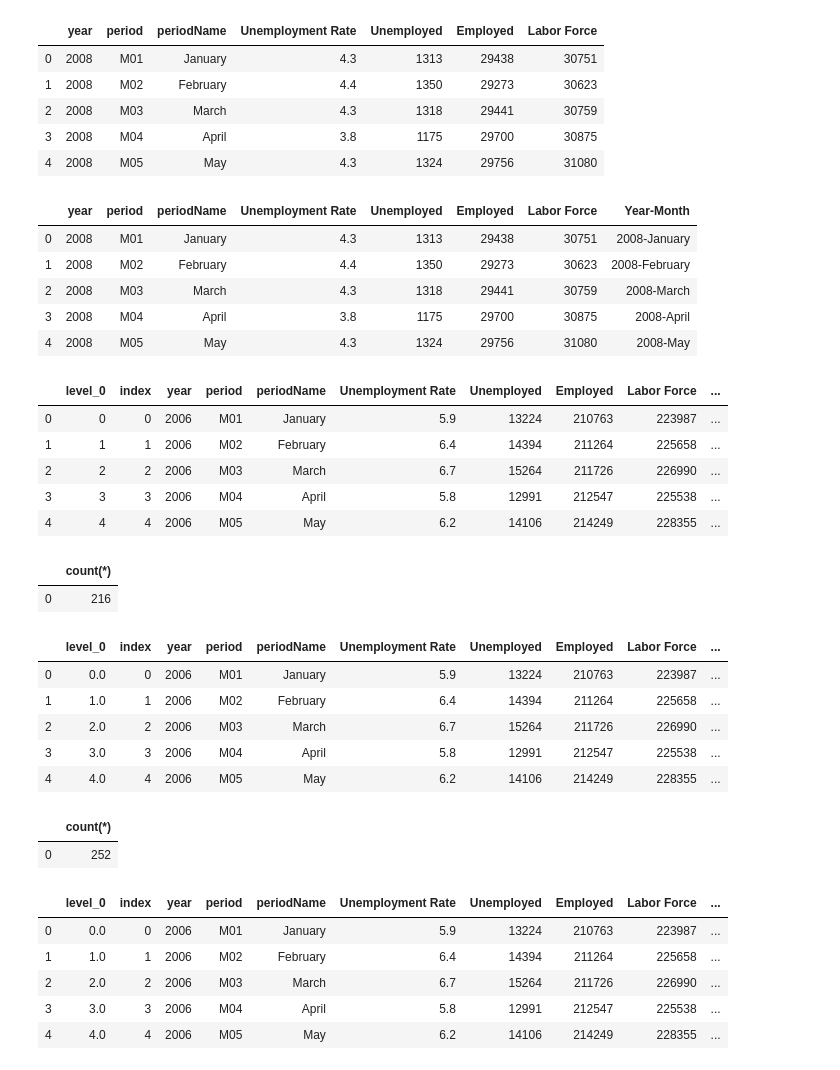
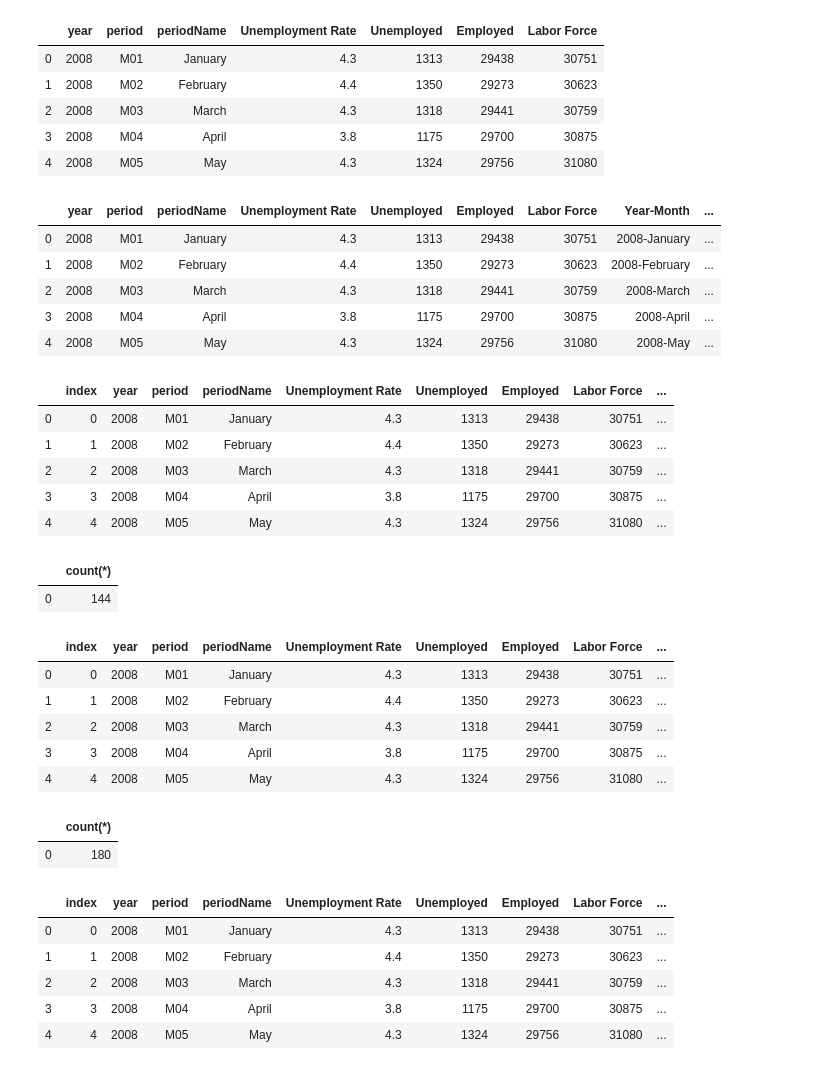
Before and after one commit to sumic59/Covid_IN_County_Jobless-Claims, a Jupyter notebook: Indiana_County_Data_Plots.ipynb, the cells around one changed output. Saved outputs shown, nothing was run; the diff lists cells and outputs as text; code cells hidden in the pictures.

```diff
--- a/Indiana_County_Data_Plots.ipynb
+++ b/Indiana_County_Data_Plots.ipynb
@@ -135,14 +139,16 @@ Warrick_Co_unemployment_monthly_stats.head()
 new_df_Warrick = Warrick_Co_unemployment_monthly_stats
 
 new_df_Warrick['Year-Month'] = new_df_Warrick["year"].astype(str) + "-" + new_df_Warrick["periodName"]
+new_df_Warrick['County'] = 'Warrick'
+
 new_df_Warrick.head()
 # %% [output]
-|  | year | period | periodName | Unemployment Rate | Unemployed | Employed | Labor Force | Year-Month |
-| 0 | 2008 | M01 | January | 4.3 | 1313 | 29438 | 30751 | 2008-January |
-| 1 | 2008 | M02 | February | 4.4 | 1350 | 29273 | 30623 | 2008-February |
-| 2 | 2008 | M03 | March | 4.3 | 1318 | 29441 | 30759 | 2008-March |
-| 3 | 2008 | M04 | April | 3.8 | 1175 | 29700 | 30875 | 2008-April |
-| 4 | 2008 | M05 | May | 4.3 | 1324 | 29756 | 31080 | 2008-May |
+|  | year | period | periodName | Unemployment Rate | Unemployed | Employed | Labor Force | Year-Month | ... |
+| 0 | 2008 | M01 | January | 4.3 | 1313 | 29438 | 30751 | 2008-January | ... |
+| 1 | 2008 | M02 | February | 4.4 | 1350 | 29273 | 30623 | 2008-February | ... |
+| 2 | 2008 | M03 | March | 4.3 | 1318 | 29441 | 30759 | 2008-March | ... |
+| 3 | 2008 | M04 | April | 3.8 | 1175 | 29700 | 30875 | 2008-April | ... |
+| 4 | 2008 | M05 | May | 4.3 | 1324 | 29756 | 31080 | 2008-May | ... |
 # %%
 new_df_Warrick.to_html("WarrickData.html")
 new_df_Warrick.to_json("WarrickData.json")
@@ -159,53 +165,53 @@ from sqlalchemy import create_engine
 db = create_engine('sqlite:///project2.sqlite')
 # %%
 # Move the Warrick county data to UnemploymentData Table
-new_df_Warrick.to_sql('UnemploymentData', con=db, if_exists='append')
-new_df_Warrick = pd.read_sql_query('SELECT * FROM UnemploymentData',db)
+new_df_Warrick.to_sql('CountyUnemploymentData', con=db, if_exists='append')
+new_df_Warrick = pd.read_sql_query('SELECT * FROM CountyUnemploymentData',db)
 new_df_Warrick.head()
 # %% [output]
-|  | level_0 | index | year | period | periodName | Unemployment Rate | Unemployed | Employed | Labor Force | ... |
-| 0 | 0 | 0 | 2006 | M01 | January | 5.9 | 13224 | 210763 | 223987 | ... |
-| 1 | 1 | 1 | 2006 | M02 | February | 6.4 | 14394 | 211264 | 225658 | ... |
-| 2 | 2 | 2 | 2006 | M03 | March | 6.7 | 15264 | 211726 | 226990 | ... |
-| 3 | 3 | 3 | 2006 | M04 | April | 5.8 | 12991 | 212547 | 225538 | ... |
-| 4 | 4 | 4 | 2006 | M05 | May | 6.2 | 14106 | 214249 | 228355 | ... |
+|  | index | year | period | periodName | Unemployment Rate | Unemployed | Employed | Labor Force | ... |
+| 0 | 0 | 2008 | M01 | January | 4.3 | 1313 | 29438 | 30751 | ... |
+| 1 | 1 | 2008 | M02 | February | 4.4 | 1350 | 29273 | 30623 | ... |
+| 2 | 2 | 2008 | M03 | March | 4.3 | 1318 | 29441 | 30759 | ... |
+| 3 | 3 | 2008 | M04 | April | 3.8 | 1175 | 29700 | 30875 | ... |
+| 4 | 4 | 2008 | M05 | May | 4.3 | 1324 | 29756 | 31080 | ... |
 # %%
-#check the total number or rows in Unemployment Table
-new_df_Warrick_count = pd.read_sql_query('SELECT count(*) FROM UnemploymentData',db)
+#check the total number or rows in CountyUnemploymentData Table
+new_df_Warrick_count = pd.read_sql_query('SELECT count(*) FROM CountyUnemploymentData',db)
 new_df_Warrick_count
 # %% [output]
 |  | count(*) |
-| 0 | 216 |
+| 0 | 144 |
 # %%
 # Move the Lake county data to UnemploymentData Table
 
-new_df_Lake.to_sql('UnemploymentData', con=db, if_exists='append')
-new_df_County = pd.read_sql_query('SELECT * FROM UnemploymentData',db)
+new_df_Lake.to_sql('CountyUnemploymentData', con=db, if_exists='append')
+new_df_County = pd.read_sql_query('SELECT * FROM CountyUnemploymentData',db)
 new_df_County.head()
 # %% [output]
-|  | level_0 | index | year | period | periodName | Unemployment Rate | Unemployed | Employed | Labor Force | ... |
-| 0 | 0.0 | 0 | 2006 | M01 | January | 5.9 | 13224 | 210763 | 223987 | ... |
-| 1 | 1.0 | 1 | 2006 | M02 | February | 6.4 | 14394 | 211264 | 225658 | ... |
-| 2 | 2.0 | 2 | 2006 | M03 | March | 6.7 | 15264 | 211726 | 226990 | ... |
-| 3 | 3.0 | 3 | 2006 | M04 | April | 5.8 | 12991 | 212547 | 225538 | ... |
-| 4 | 4.0 | 4 | 2006 | M05 | May | 6.2 | 14106 | 214249 | 228355 | ... |
+|  | index | year | period | periodName | Unemployment Rate | Unemployed | Employed | Labor Force | ... |
+| 0 | 0 | 2008 | M01 | January | 4.3 | 1313 | 29438 | 30751 | ... |
+| 1 | 1 | 2008 | M02 | February | 4.4 | 1350 | 29273 | 30623 | ... |
+| 2 | 2 | 2008 | M03 | March | 4.3 | 1318 | 29441 | 30759 | ... |
+| 3 | 3 | 2008 | M04 | April | 3.8 | 1175 | 29700 | 30875 | ... |
+| 4 | 4 | 2008 | M05 | May | 4.3 | 1324 | 29756 | 31080 | ... |
 # %%
-#check the total number or rows in UnemploymentData table
-new_df_Lake_count = pd.read_sql_query('SELECT count(*) FROM UnemploymentData',db)
+#check the total number or rows in CountyUnemploymentData table
+new_df_Lake_count = pd.read_sql_query('SELECT count(*) FROM CountyUnemploymentData',db)
 new_df_Lake_count
 # %% [output]
 |  | count(*) |
-| 0 | 252 |
+| 0 | 180 |
 # %%
-# Move the Boone County data to Unemployment Data Table
-new_df_Boone.to_sql('UnemploymentData', con=db, if_exists='append')
-new_df_Boone = pd.read_sql_query('SELECT * FROM UnemploymentData',db)
+# Move the Boone County data to CountyUnemploymentData Table
+new_df_Boone.to_sql('CountyUnemploymentData', con=db, if_exists='append')
+new_df_Boone = pd.read_sql_query('SELECT * FROM CountyUnemploymentData',db)
 new_df_Boone.head()
 # %% [output]
-|  | level_0 | index | year | period | periodName | Unemployment Rate | Unemployed | Employed | Labor Force | ... |
-| 0 | 0.0 | 0 | 2006 | M01 | January | 5.9 | 13224 | 210763 | 223987 | ... |
-| 1 | 1.0 | 1 | 2006 | M02 | February | 6.4 | 14394 | 211264 | 225658 | ... |
-| 2 | 2.0 | 2 | 2006 | M03 | March | 6.7 | 15264 | 211726 | 226990 | ... |
-| 3 | 3.0 | 3 | 2006 | M04 | April | 5.8 | 12991 | 212547 | 225538 | ... |
-| 4 | 4.0 | 4 | 2006 | M05 | May | 6.2 | 14106 | 214249 | 228355 | ... |
+|  | index | year | period | periodName | Unemployment Rate | Unemployed | Employed | Labor Force | ... |
+| 0 | 0 | 2008 | M01 | January | 4.3 | 1313 | 29438 | 30751 | ... |
+| 1 | 1 | 2008 | M02 | February | 4.4 | 1350 | 29273 | 30623 | ... |
+| 2 | 2 | 2008 | M03 | March | 4.3 | 1318 | 29441 | 30759 | ... |
+| 3 | 3 | 2008 | M04 | April | 3.8 | 1175 | 29700 | 30875 | ... |
+| 4 | 4 | 2008 | M05 | May | 4.3 | 1324 | 29756 | 31080 | ... |
 # %%
```
Also changed, not shown: parts of 3 cells of this notebook.
